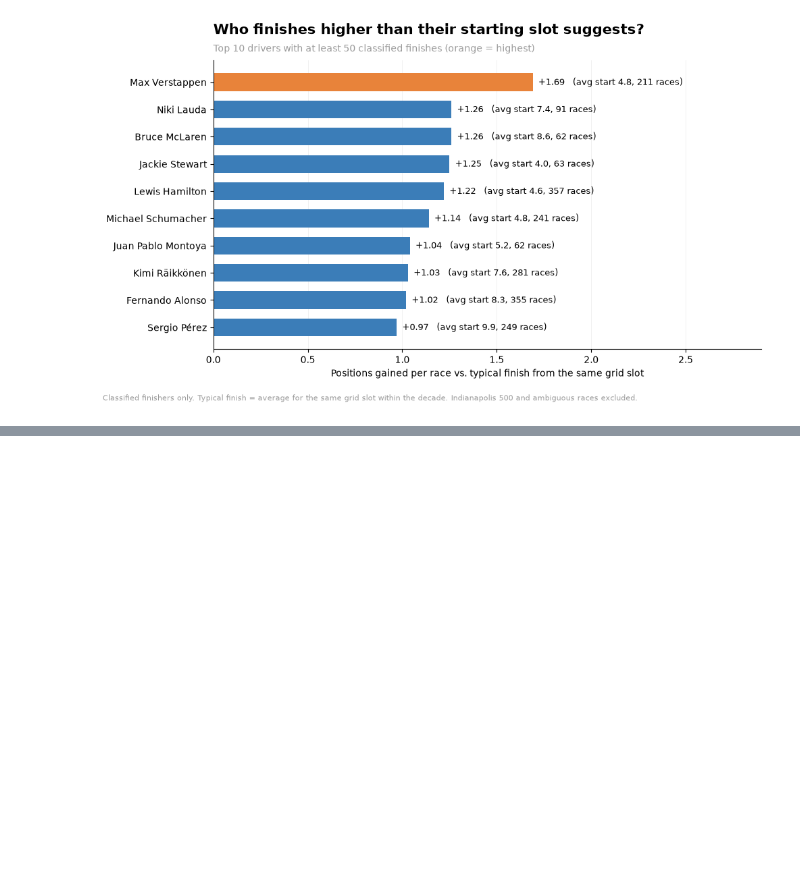
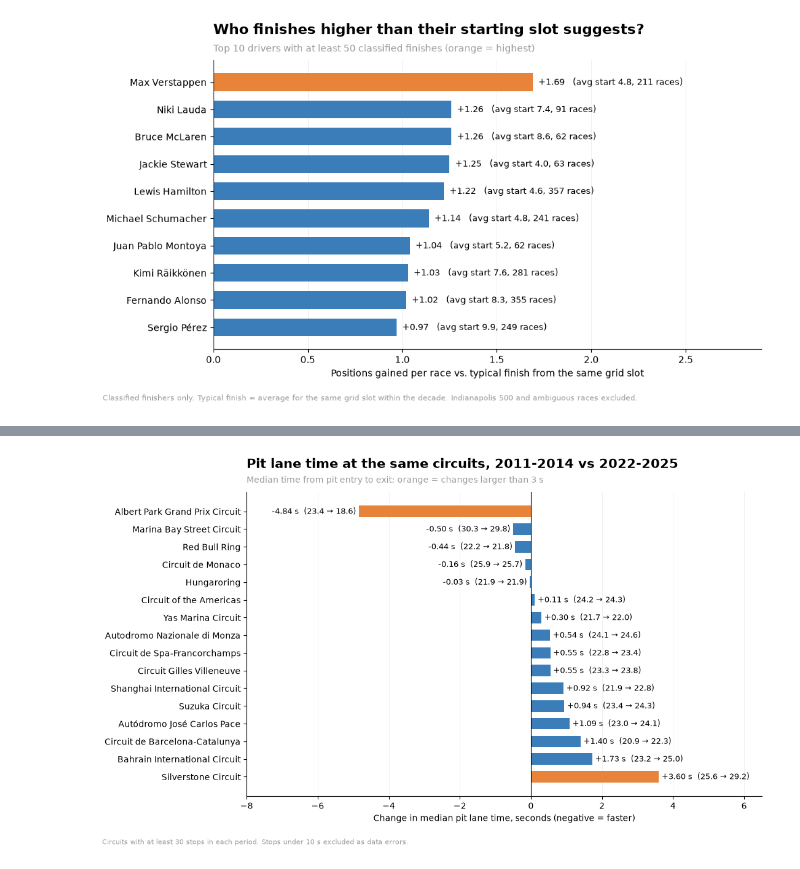
Before and after one commit to luvurgrace/f1-sql-analysis, a Jupyter notebook: notebooks/analysis.ipynb, the cells around one changed output, grey strips where cells are left out. Cells and saved outputs as stored; diff of their text form; code cells hidden in the pictures; blank space fills up the shorter version.

```diff
--- a/notebooks/analysis.ipynb
+++ b/notebooks/analysis.ipynb
@@ -287,0 +323,33 @@ plt.show()
+# %%
+df = pd.read_csv("../results/q6_pit_lane_by_circuit.csv")
+df = df.sort_values("change_s").reset_index(drop=True)
+outlier = df["change_s"].abs() > 3
+
+fig, ax = plt.subplots(figsize=(11, 6.5))
+bars = ax.barh(df["circuit"], df["change_s"], height=0.65,
+               color=[ORANGE if o else BLUE for o in outlier])
+
+for bar, row in zip(bars, df.itertuples()):
+    x = row.change_s
+    ax.text(x + (0.08 if x >= 0 else -0.08), bar.get_y() + bar.get_height() / 2,
+            f"{x:+.2f} s  ({row.early_s:.1f} → {row.recent_s:.1f})",
+            va="center", ha="left" if x >= 0 else "right", fontsize=9)
+
+ax.axvline(0, color="black", linewidth=0.8)
+ax.invert_yaxis()
+ax.set_xlim(-8, 6.5)
+ax.grid(axis="y", visible=False)
+ax.set_xlabel("Change in median pit lane time, seconds (negative = faster)")
+ax.set_title("Pit lane time at the same circuits, 2011-2014 vs 2022-2025",
+             loc="left", pad=28)
+ax.text(0, 1.03, "Median time from pit entry to exit; orange = changes larger than 3 s",
+        transform=ax.transAxes, fontsize=10, color=GRAY)
+fig.text(0.01, 0.01,
+         "Circuits with at least 30 stops in each period. Stops under 10 s excluded as data errors.",
+         fontsize=8, color=GRAY)
+
+plt.tight_layout(rect=[0, 0.04, 1, 1])
+plt.savefig("../charts/q6_pit_lane_by_circuit.png", bbox_inches="tight")
+plt.show()
+# %% [output]
+[figure, added]
```
Also changed, not shown: parts of 2 cells of this notebook, 8 other files.
